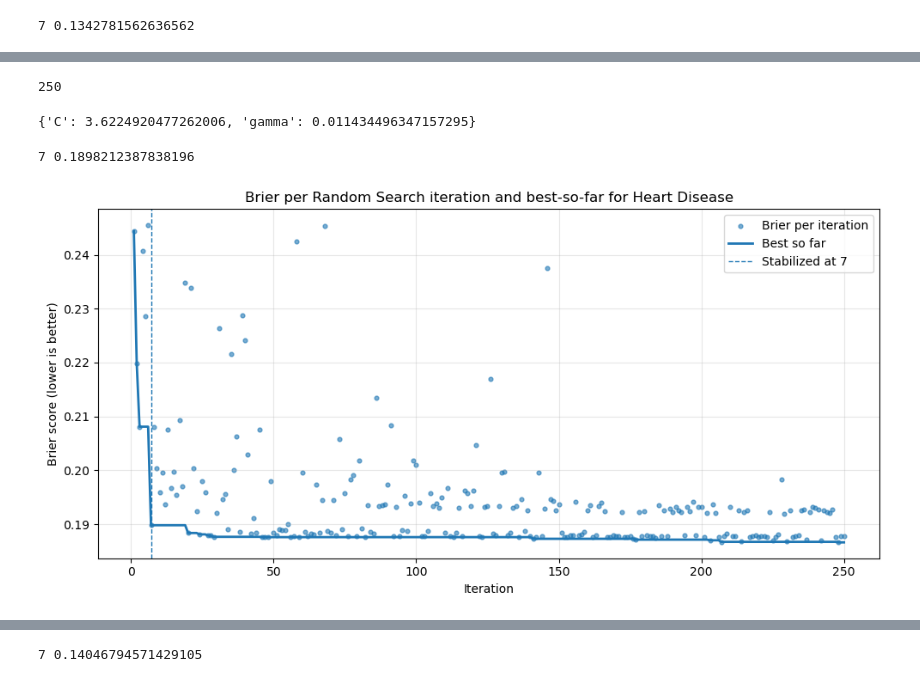
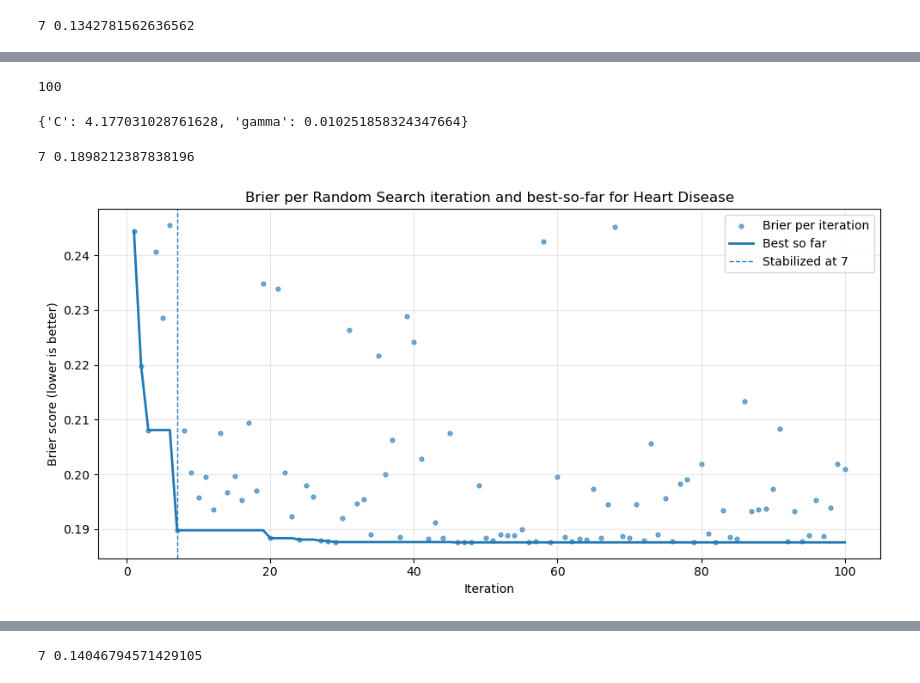
Before and after one commit to Wysocki-Piotr/Hyperparameter-optimization, a Jupyter notebook: KernelSVM.ipynb, the cells around one changed output, grey strips where cells are left out. Saved outputs shown, nothing was run; the diff lists cells and outputs as text; code cells hidden in the pictures.

```diff
--- a/KernelSVM.ipynb
+++ b/KernelSVM.ipynb
@@ -56,7 +56,7 @@ Dataset 4 (Titanic): Baseline Brier score = 0.1712
 
 ### Random search optimization
 # %%
-N_ITER = 250
+N_ITER = 100
 RANDOM_STATE = 42
 SCORER = 'neg_brier_score'  # maximize negative value because in standard brier score the lower, the better
 WINDOW_SIZE = 10
@@ -118,7 +118,12 @@ def detect_stabilization_by_last(best_so_far, abs_tol=ABS_TOL, window_len=WINDOW
             return start + 1, float(window[0])
     return None, None
 # %%
-
+random_search_history = {
+    "Bank": {"brier": [], "best_so_far": []},
+    "Gym": {"brier": [], "best_so_far": []},
+    "Heart Disease": {"brier": [], "best_so_far": []},
+    "Titanic": {"brier": [], "best_so_far": []}
+}
 # noinspection PyTypeChecker
 for X_train, X_test, y_train, y_test, dataset_name in tqdm(datasets, desc="Tuning datasets"):
     random_search.fit(X_train, y_train)
@@ -138,6 +143,10 @@ for X_train, X_test, y_train, y_test, dataset_name in tqdm(datasets, desc="Tunin
 
     # Extract CV results for visualization
     cv_results = random_search.cv_results_
+    mean_test_scores = -cv_results['mean_test_score']
+    best_so_far = np.minimum.accumulate(mean_test_scores)
+    random_search_history[dataset_name]["brier"] = mean_test_scores.tolist()
+    random_search_history[dataset_name]["best_so_far"] = best_so_far.tolist()
     param_C = cv_results['param_svc__C'].data
     param_gamma = cv_results['param_svc__gamma'].data
     mean_test_score = -cv_results['mean_test_score']  # Negate if using neg_log_loss
@@ -223,6 +232,7 @@ def bayes_optimize(X_loc, y_arr, n_trials=N_ITER, cv=CV, random_state=RANDOM_STA
                 raise optuna.TrialPruned()
 
         mean_neg = float(np.mean(neg_briers))
+
         return mean_neg
 
     study.optimize(objective, n_trials=n_trials)
@@ -246,7 +256,8 @@ def bayes_optimize(X_loc, y_arr, n_trials=N_ITER, cv=CV, random_state=RANDOM_STA
     best_trial = max(completed, key=lambda tr: tr.value)
     best_params = best_trial.params
     best_brier = float(best_trial.value)
-
+    best_so_far = np.array(best_so_far, dtype=float)
+    iters = np.arange(1, len(brier_per_iter) + 1)
     return {
         'brier_per_iter': brier_per_iter,
         'best_so_far': best_so_far,
@@ -318,8 +329,8 @@ print(len(brier_per_iter))
 best_so_far = result1["best_so_far"]
 result1["best_params"]
 # %% [output]
-250
+100
-{'C': 3.6224920477262006, 'gamma': 0.011434496347157295}
+{'C': 4.177031028761628, 'gamma': 0.010251858324347664}
 # %%
 stabilized_at, stabilized_value = detect_stabilization_by_last(best_so_far, abs_tol=ABS_TOL)
 # %%
@@ -327,10 +338,10 @@ print(stabilized_at, stabilized_value)
 # %% [output]
 7 0.1898212387838196
 # %%
-iters = np.arange(1, 251)
+iters = np.arange(1, 101)
 chart_random(stabilized_at=stabilized_at, brier_per_iter=brier_per_iter, iters=iters, best_so_far=best_so_far, dataset_name="Heart Disease")
 # %% [output]
-[figure, old version]
+[figure, new version]
 # %%
 result2 = bayes_optimize(X2_train, y2_train)
 # %% [output]
```
Also changed, not shown: parts of 15 cells of this notebook.
